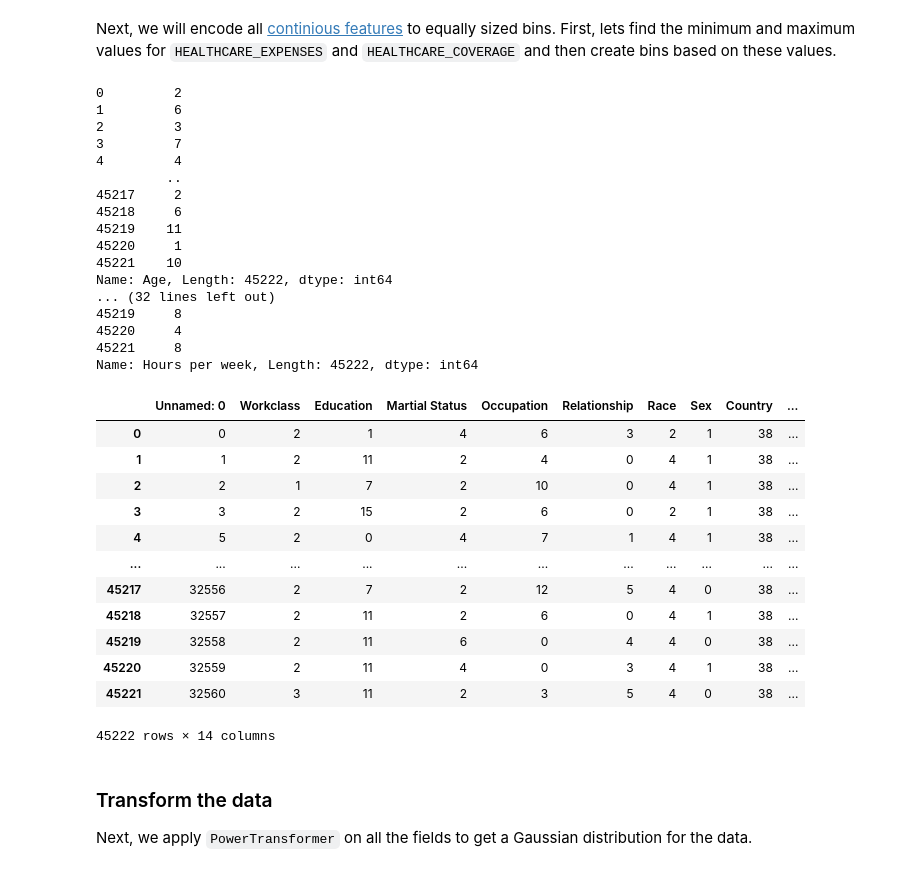
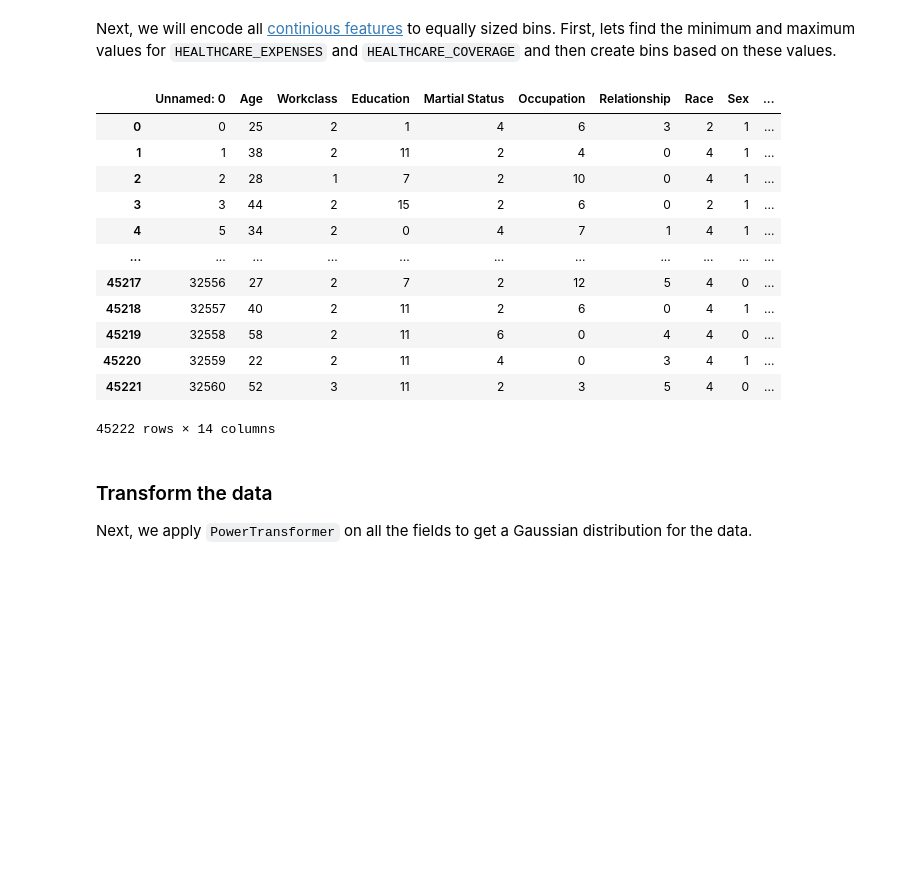
Before and after one commit to Chdunham/Chdunham.github.io, a Jupyter notebook: Encoder_Decoder_on_Adult_Dataset.ipynb, the cells around one changed output. Cells and saved outputs as stored; diff of their text form; code cells hidden in the pictures; blank space fills up the shorter version.

```diff
--- a/Encoder_Decoder_on_Adult_Dataset.ipynb
+++ b/Encoder_Decoder_on_Adult_Dataset.ipynb
@@ -158,45 +158,28 @@ Next, we will encode all [continious features](https://en.wikipedia.org/wiki/Con
 # %%
 import numpy as np
 
-for column in continuous_features:
-  min = df[column].min()
-  max = df[column].max()
-  feature_bins = pd.cut(df[column], bins=21, labels=False)
-  print(feature_bins)
-  df.drop([column], axis=1, inplace=True)
-  df = pd.concat([df, feature_bins], axis=1)
+# for column in continuous_features:
+#   min = df[column].min()
+#   max = df[column].max()
+#   feature_bins = pd.cut(df[column], bins=21, labels=False)
+#   print(feature_bins)
+#   df.drop([column], axis=1, inplace=True)
+#   df = pd.concat([df, feature_bins], axis=1)
 df
 # %% [output]
+|  | Unnamed: 0 | Age | Workclass | Education | Martial Status | Occupation | Relationship | Race | Sex | ... |
+| 0 | 0 | 25 | 2 | 1 | 4 | 6 | 3 | 2 | 1 | ... |
+| 1 | 1 | 38 | 2 | 11 | 2 | 4 | 0 | 4 | 1 | ... |
+| 2 | 2 | 28 | 1 | 7 | 2 | 10 | 0 | 4 | 1 | ... |
+| 3 | 3 | 44 | 2 | 15 | 2 | 6 | 0 | 2 | 1 | ... |
+| 4 | 5 | 34 | 2 | 0 | 4 | 7 | 1 | 4 | 1 | ... |
+| ... | ... | ... | ... | ... | ... | ... | ... | ... | ... | ... |
+| 45217 | 32556 | 27 | 2 | 7 | 2 | 12 | 5 | 4 | 0 | ... |
+| 45218 | 32557 | 40 | 2 | 11 | 2 | 6 | 0 | 4 | 1 | ... |
+| 45219 | 32558 | 58 | 2 | 11 | 6 | 0 | 4 | 4 | 0 | ... |
+| 45220 | 32559 | 22 | 2 | 11 | 4 | 0 | 3 | 4 | 1 | ... |
+| 45221 | 32560 | 52 | 3 | 11 | 2 | 3 | 5 | 4 | 0 | ... |
-0         2
-1         6
-2         3
-3         7
-4         4
-         ..
-45217     2
-45218     6
-45219    11
-45220     1
-45221    10
-Name: Age, Length: 45222, dtype: int64
-... (32 lines left out)
-45219     8
-45220     4
-45221     8
-Name: Hours per week, Length: 45222, dtype: int64
+45222 rows × 14 columns
-|  | Unnamed: 0 | Workclass | Education | Martial Status | Occupation | Relationship | Race | Sex | Country | ... |
-| 0 | 0 | 2 | 1 | 4 | 6 | 3 | 2 | 1 | 38 | ... |
-| 1 | 1 | 2 | 11 | 2 | 4 | 0 | 4 | 1 | 38 | ... |
-| 2 | 2 | 1 | 7 | 2 | 10 | 0 | 4 | 1 | 38 | ... |
-| 3 | 3 | 2 | 15 | 2 | 6 | 0 | 2 | 1 | 38 | ... |
-| 4 | 5 | 2 | 0 | 4 | 7 | 1 | 4 | 1 | 38 | ... |
-| ... | ... | ... | ... | ... | ... | ... | ... | ... | ... | ... |
-| 45217 | 32556 | 2 | 7 | 2 | 12 | 5 | 4 | 0 | 38 | ... |
-| 45218 | 32557 | 2 | 11 | 2 | 6 | 0 | 4 | 1 | 38 | ... |
-| 45219 | 32558 | 2 | 11 | 6 | 0 | 4 | 4 | 0 | 38 | ... |
-| 45220 | 32559 | 2 | 11 | 4 | 0 | 3 | 4 | 1 | 38 | ... |
-| 45221 | 32560 | 3 | 11 | 2 | 3 | 5 | 4 | 0 | 38 | ... |
-45222 rows × 14 columns
 # %% [markdown]
 ### Transform the data
 
```
Also changed, not shown: parts of 19 cells of this notebook.
